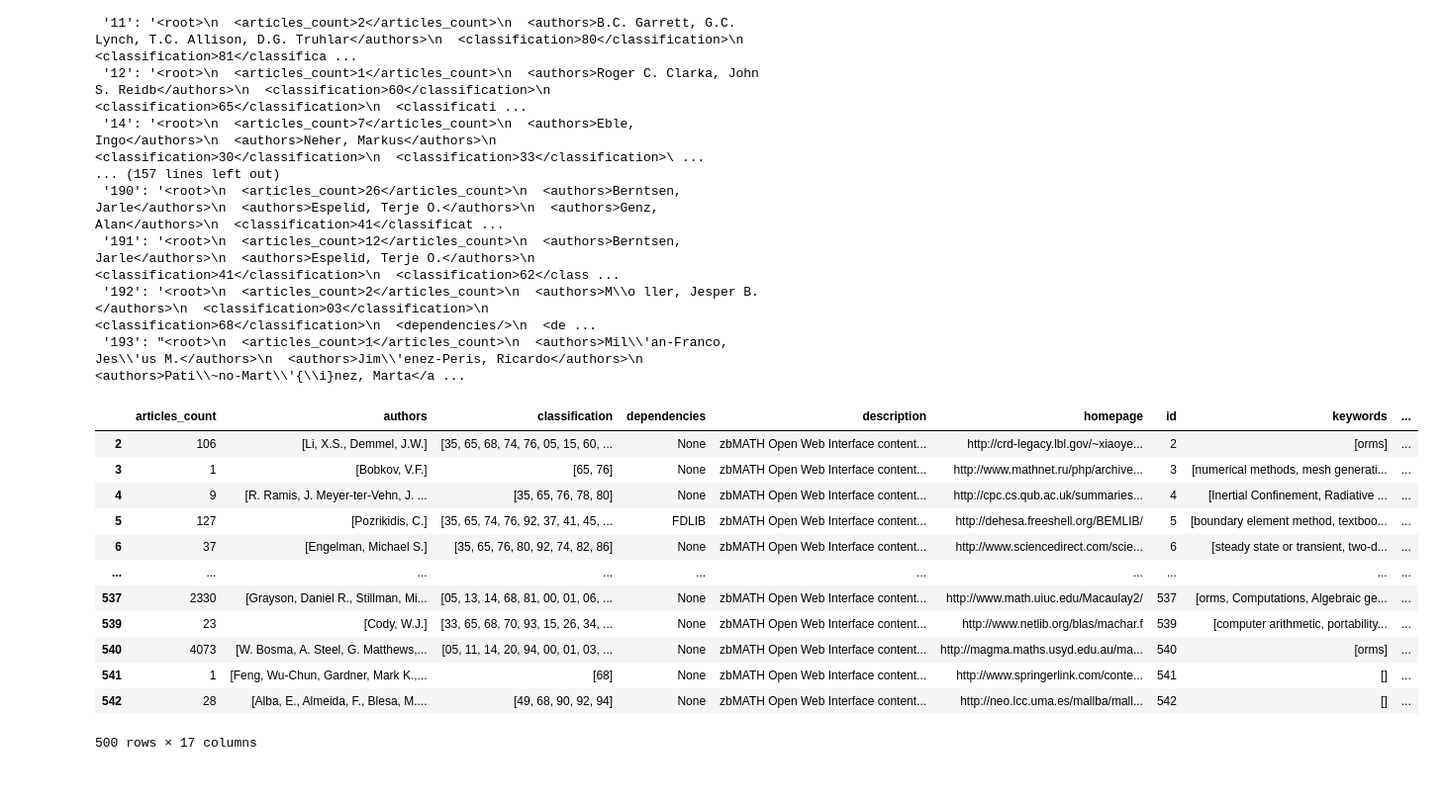
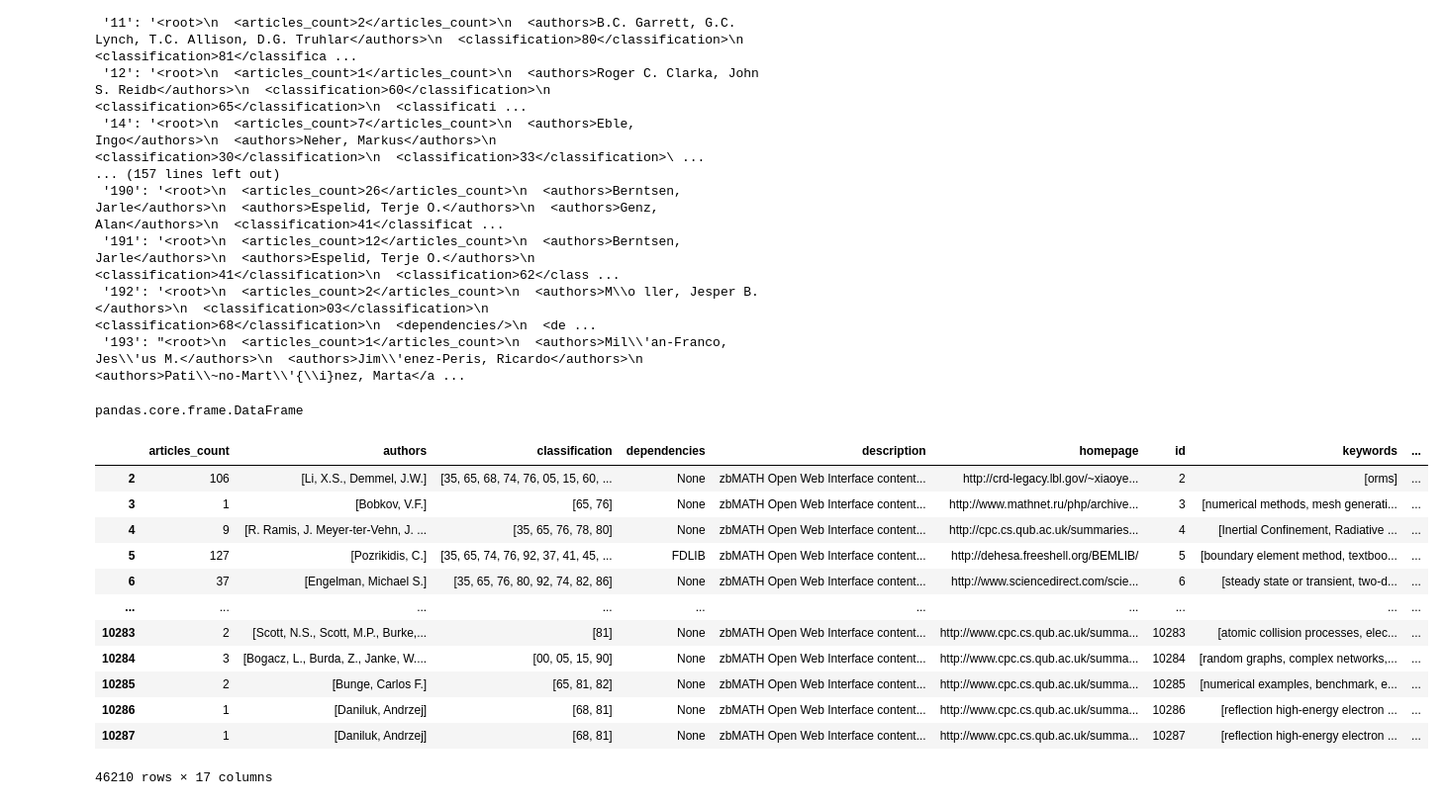
Before and after one commit to pvonderhaar/swMATH2GNN, a Jupyter notebook: data_to_csv.ipynb, the cells around one changed output. Shown at 99% size. Cells and saved outputs as stored; diff of their text form; code cells hidden in the pictures.

```diff
--- a/data_to_csv.ipynb
+++ b/data_to_csv.ipynb
@@ -41,18 +41,32 @@ data = pd.read_json('data/0.json').
 # %%
 data = pd.read_json("data/0.json")
 data = data.transpose()
-data
+type(data)
 # %% [output]
-|  | articles_count | authors | classification | dependencies | description | homepage | id | keywords | ... |
-| 2 | 106 | [Li, X.S., Demmel, J.W.] | [35, 65, 68, 74, 76, 05, 15, 60, ... | None | zbMATH Open Web Interface content... | http://crd-legacy.lbl.gov/~xiaoye... | 2 | [orms] | ... |
-| 3 | 1 | [Bobkov, V.F.] | [65, 76] | None | zbMATH Open Web Interface content... | http://www.mathnet.ru/php/archive... | 3 | [numerical methods, mesh generati... | ... |
-| 4 | 9 | [R. Ramis, J. Meyer-ter-Vehn, J. ... | [35, 65, 76, 78, 80] | None | zbMATH Open Web Interface content... | http://cpc.cs.qub.ac.uk/summaries... | 4 | [Inertial Confinement, Radiative ... | ... |
-| 5 | 127 | [Pozrikidis, C.] | [35, 65, 74, 76, 92, 37, 41, 45, ... | FDLIB | zbMATH Open Web Interface content... | http://dehesa.freeshell.org/BEMLIB/ | 5 | [boundary element method, textboo... | ... |
-| 6 | 37 | [Engelman, Michael S.] | [35, 65, 76, 80, 92, 74, 82, 86] | None | zbMATH Open Web Interface content... | http://www.sciencedirect.com/scie... | 6 | [steady state or transient, two-d... | ... |
-| ... | ... | ... | ... | ... | ... | ... | ... | ... | ... |
-| 537 | 2330 | [Grayson, Daniel R., Stillman, Mi... | [05, 13, 14, 68, 81, 00, 01, 06, ... | None | zbMATH Open Web Interface content... | http://www.math.uiuc.edu/Macaulay2/ | 537 | [orms, Computations, Algebraic ge... | ... |
-| 539 | 23 | [Cody, W.J.] | [33, 65, 68, 70, 93, 15, 26, 34, ... | None | zbMATH Open Web Interface content... | http://www.netlib.org/blas/machar.f | 539 | [computer arithmetic, portability... | ... |
-| 540 | 4073 | [W. Bosma, A. Steel, G. Matthews,... | [05, 11, 14, 20, 94, 00, 01, 03, ... | None | zbMATH Open Web Interface content... | http://magma.maths.usyd.edu.au/ma... | 540 | [orms] | ... |
-| 541 | 1 | [Feng, Wu-Chun, Gardner, Mark K.,... | [68] | None | zbMATH Open Web Interface content... | http://www.springerlink.com/conte... | 541 | [] | ... |
-| 542 | 28 | [Alba, E., Almeida, F., Blesa, M.... | [49, 68, 90, 92, 94] | None | zbMATH Open Web Interface content... | http://neo.lcc.uma.es/mallba/mall... | 542 | [] | ... |
-500 rows × 17 columns
+pandas.core.frame.DataFrame
+# %%
+import os
+
+full_df = pd.DataFrame()
+for filename in os.listdir("data/"):
+    # Check if the entry is a file
+    if os.path.isfile(os.path.join("data/", filename)):
+        df = pd.read_json(os.path.join("data/", filename))
+        df = df.transpose()
+        full_df = pd.concat([full_df, df])
+
+full_df
+# %% [output]
+|  | articles_count | authors | classification | dependencies | description | homepage | id | keywords | ... |
+| 2 | 106 | [Li, X.S., Demmel, J.W.] | [35, 65, 68, 74, 76, 05, 15, 60, ... | None | zbMATH Open Web Interface content... | http://crd-legacy.lbl.gov/~xiaoye... | 2 | [orms] | ... |
+| 3 | 1 | [Bobkov, V.F.] | [65, 76] | None | zbMATH Open Web Interface content... | http://www.mathnet.ru/php/archive... | 3 | [numerical methods, mesh generati... | ... |
+| 4 | 9 | [R. Ramis, J. Meyer-ter-Vehn, J. ... | [35, 65, 76, 78, 80] | None | zbMATH Open Web Interface content... | http://cpc.cs.qub.ac.uk/summaries... | 4 | [Inertial Confinement, Radiative ... | ... |
+| 5 | 127 | [Pozrikidis, C.] | [35, 65, 74, 76, 92, 37, 41, 45, ... | FDLIB | zbMATH Open Web Interface content... | http://dehesa.freeshell.org/BEMLIB/ | 5 | [boundary element method, textboo... | ... |
+| 6 | 37 | [Engelman, Michael S.] | [35, 65, 76, 80, 92, 74, 82, 86] | None | zbMATH Open Web Interface content... | http://www.sciencedirect.com/scie... | 6 | [steady state or transient, two-d... | ... |
+| ... | ... | ... | ... | ... | ... | ... | ... | ... | ... |
+| 10283 | 2 | [Scott, N.S., Scott, M.P., Burke,... | [81] | None | zbMATH Open Web Interface content... | http://www.cpc.cs.qub.ac.uk/summa... | 10283 | [atomic collision processes, elec... | ... |
+| 10284 | 3 | [Bogacz, L., Burda, Z., Janke, W.... | [00, 05, 15, 90] | None | zbMATH Open Web Interface content... | http://www.cpc.cs.qub.ac.uk/summa... | 10284 | [random graphs, complex networks,... | ... |
+| 10285 | 2 | [Bunge, Carlos F.] | [65, 81, 82] | None | zbMATH Open Web Interface content... | http://www.cpc.cs.qub.ac.uk/summa... | 10285 | [numerical examples, benchmark, e... | ... |
+| 10286 | 1 | [Daniluk, Andrzej] | [68, 81] | None | zbMATH Open Web Interface content... | http://www.cpc.cs.qub.ac.uk/summa... | 10286 | [reflection high-energy electron ... | ... |
+| 10287 | 1 | [Daniluk, Andrzej] | [68, 81] | None | zbMATH Open Web Interface content... | http://www.cpc.cs.qub.ac.uk/summa... | 10287 | [reflection high-energy electron ... | ... |
+46210 rows × 17 columns
```
Also changed, not shown: parts of 1 cell of this notebook, 2 other files.
